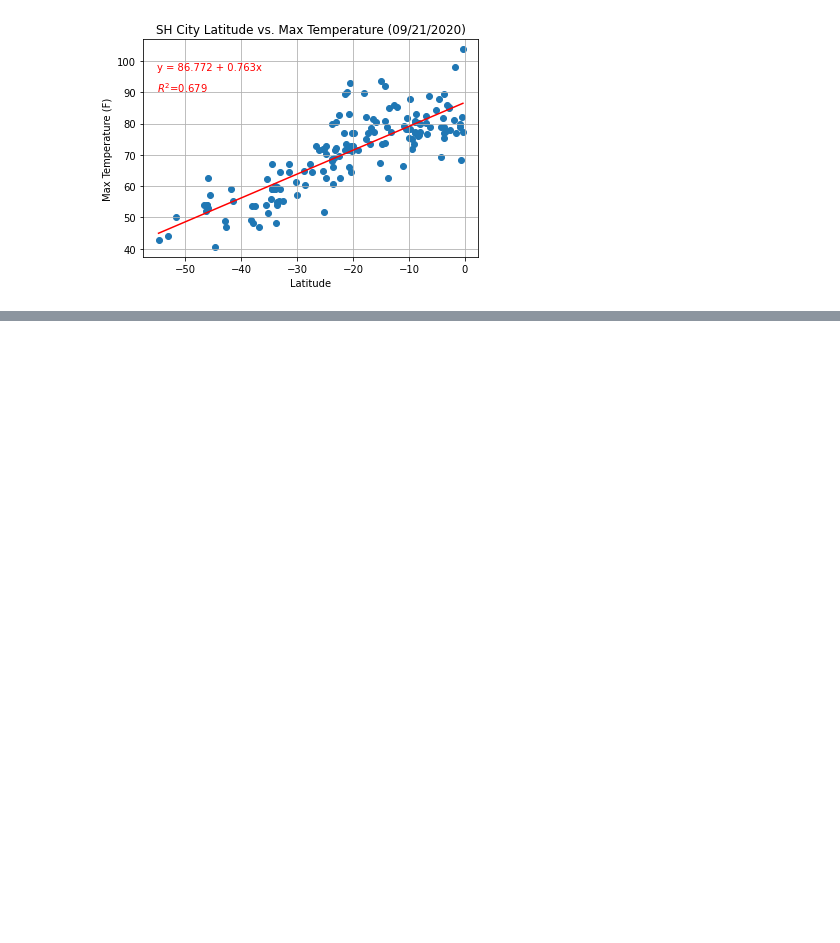
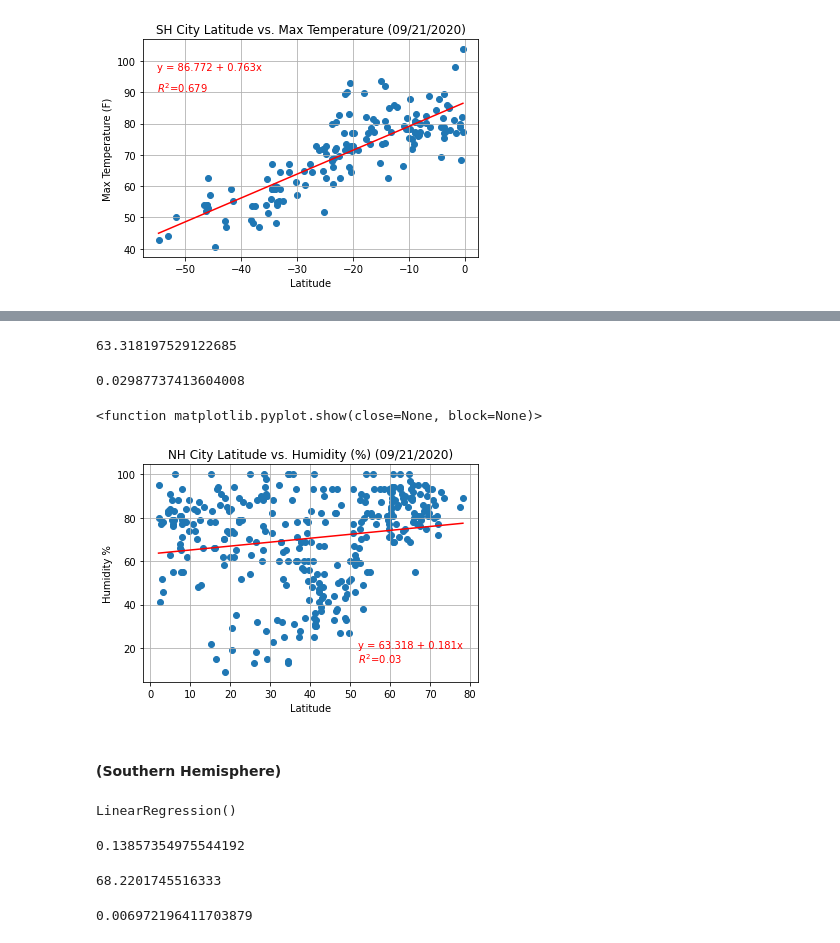
Before and after one commit to Slyssy/python-api-challenge, a Jupyter notebook: WeatherPy/WeatherPy.ipynb, the cells around one changed output, grey strips where cells are left out. Drawn from its saved outputs; the diff is of its cells as text; code cells hidden in the pictures; blank space fills up the shorter version.

```diff
--- a/WeatherPy/WeatherPy.ipynb
+++ b/WeatherPy/WeatherPy.ipynb
@@ -316,0 +329,3 @@ plt.show
+# %%
+model = LinearRegression()
+model.fit(X_array, y)
@@ -316,0 +339,35 @@ plt.show
+# %%
+intercept = model.intercept_
+intercept
+# %% [output]
+63.318197529122685
+# %%
+r_squared = model.score(X_array, y)
+r_squared
+# %% [output]
+0.02987737413604008
+# %%
+def predict_function(humidity):
+    return model.predict([[humidity]])[0]
+# %%
+humidity_range = np.arange(min(X), max(X), 0.001)
+predict_humidity = [predict_function(e) for e in humidity_range]
+# %%
+# Variables used for creating text labels on plot
+formula = f"y = {round(intercept, 3)} + {round(slope, 3)}x"
+r_squared_str = f"$R^{2}$={round(r_squared, 3)}"
+# %%
+plt.title("NH City Latitude vs. Humidity (%) (09/21/2020)")
+plt.xlabel("Latitude")
+plt.ylabel("Humidity %")
+plt.grid()
+plt.scatter(X,y)
+plt.plot(humidity_range, predict_humidity, color="red")
+plt.text(52,20, formula, color="red")
+plt.text(52,13, r_squared_str, color="red")
+plt.show
+# %% [output]
+<function matplotlib.pyplot.show(close=None, block=None)>
+[figure, added]
+# %% [markdown]
+#### (Southern Hemisphere)
@@ -316,0 +378,20 @@ plt.show
+# %%
+model = LinearRegression()
+model.fit(X_array, y)
+# %% [output]
+LinearRegression()
+# %%
+slope = model.coef_[0]
+slope
+# %% [output]
+0.13857354975544192
+# %%
+intercept = model.intercept_
+intercept
+# %% [output]
+68.2201745516333
+# %%
+r_squared = model.score(X_array, y)
+r_squared
+# %% [output]
+0.006972196411703879
```
Also changed, not shown: parts of 34 cells of this notebook.
